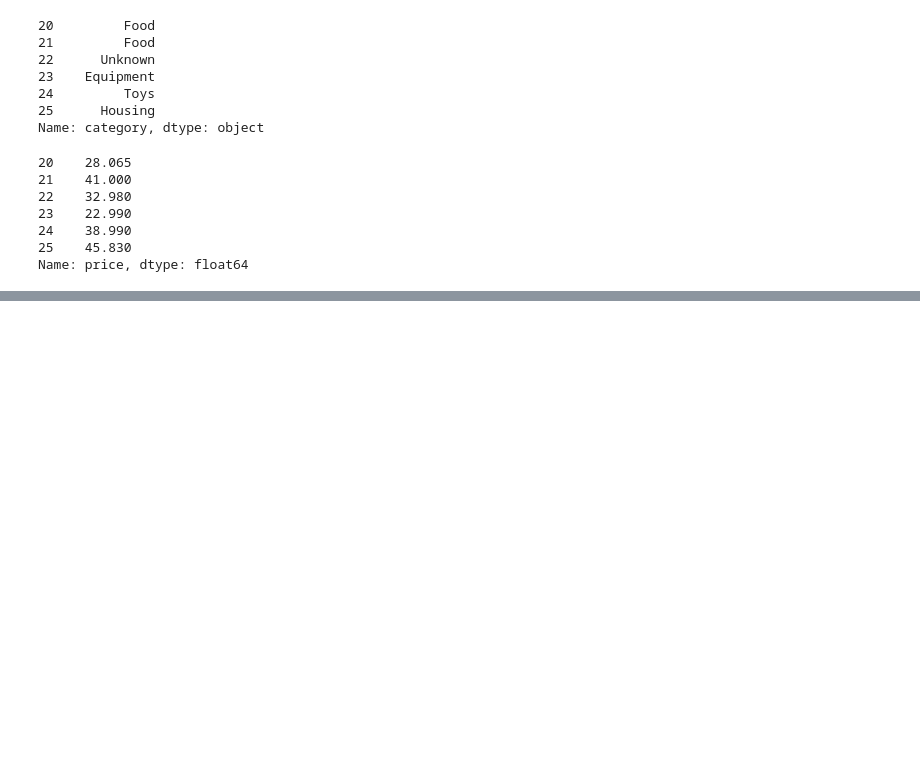
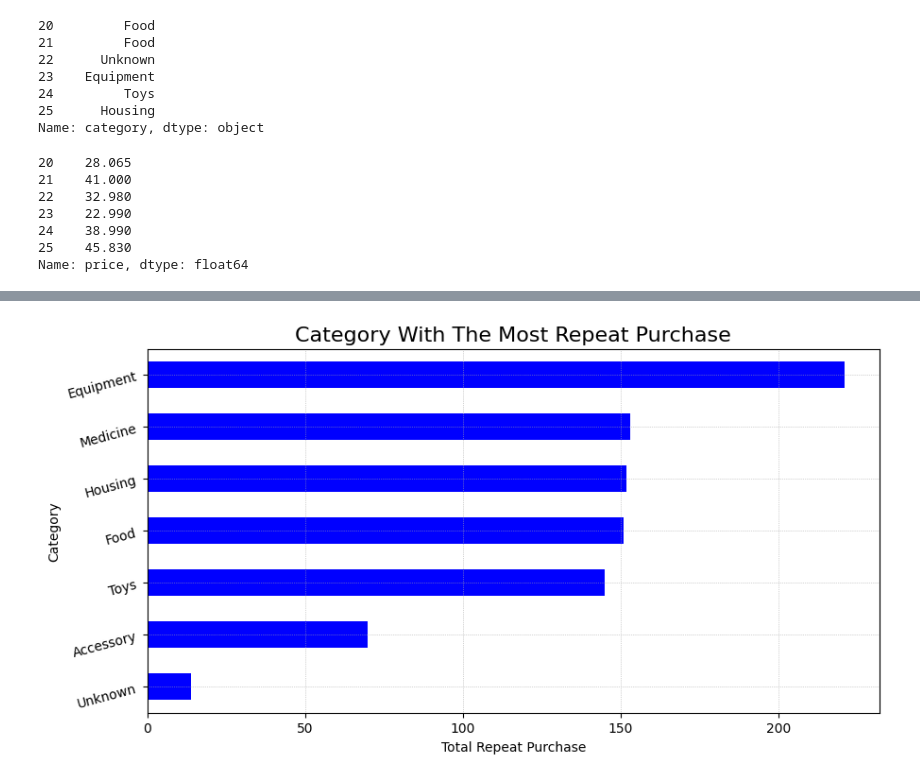
Before and after one commit to davinavc/Data-Analyst, a Jupyter notebook: Datacamp.ipynb, the cells around one changed output, grey strips where cells are left out. Cells and saved outputs as stored; diff of their text form; code cells hidden in the pictures; blank space fills up the shorter version.

```diff
--- a/Datacamp.ipynb
+++ b/Datacamp.ipynb
@@ -171,0 +147,12 @@ files.download('datacamp.csv')
+# %%
+# Category with the most repeat purchase visualization
+plt.figure(figsize=(10, 5))
+df[df['repeat_purchase'] > 0].groupby(['category'])['repeat_purchase'].sum().sort_values(ascending=True).plot(kind='barh', color='blue')
+plt.title('Category With The Most Repeat Purchase', fontsize=16)
+plt.xlabel('Total Repeat Purchase', fontsize=10)
+plt.ylabel('Category', fontsize=10)
+plt.grid(color='darkgray' ,linestyle=':', linewidth=0.5)
+plt.yticks(rotation=15)
+plt.show()
+# %% [output]
+[figure, added]
```
Also changed, not shown: parts of 5 cells of this notebook.
